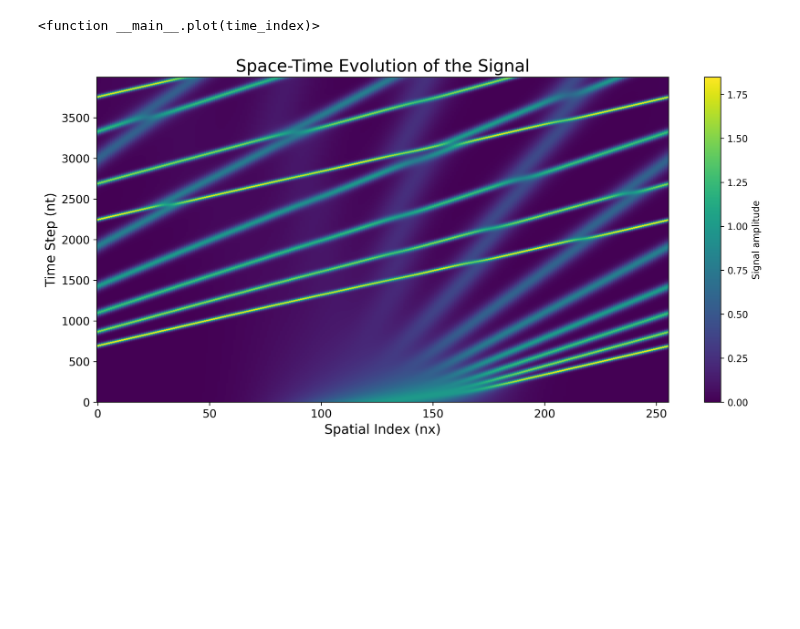
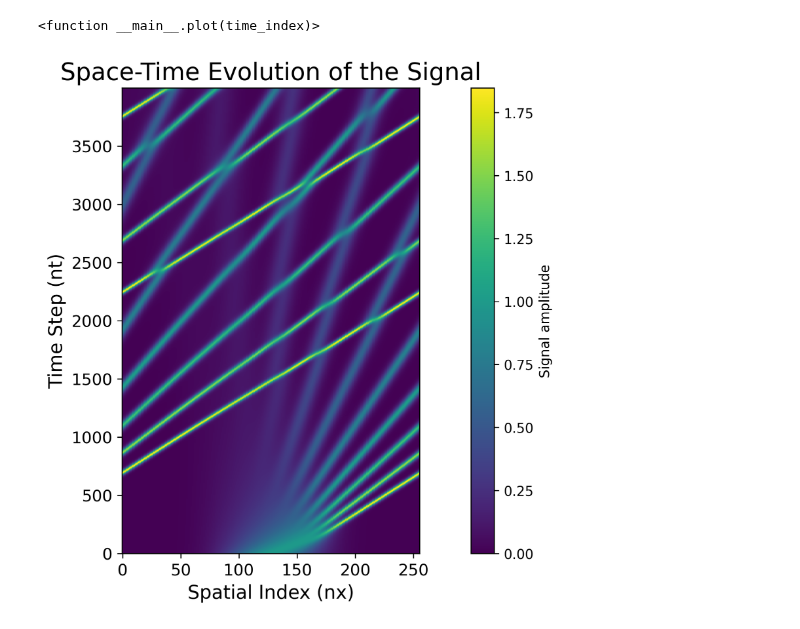
Before and after one commit to jameswoodfield/Particle_Filter, a Jupyter notebook: examples/Example_1_KdV.ipynb, the cells around one changed output. Cells and saved outputs as stored; diff of their text form; code cells hidden in the pictures; blank space fills up the shorter version.

```diff
--- a/examples/Example_1_KdV.ipynb
+++ b/examples/Example_1_KdV.ipynb
@@ -95,23 +93,24 @@ interactive(children=(IntSlider(value=2000, description='time_index', max=4000),
 # %%
 plt.figure(figsize=(12, 6), dpi=300)
 im = plt.imshow(
     all[:, 0, :],
     aspect='auto',
     origin='lower',
     cmap='viridis',
     interpolation='none',
     vmin=all[:, 0, :].min(),
     vmax=all[:, 0, :].max()
 )
+plt.gca().set_aspect(0.1)
 plt.colorbar(im, label='Signal amplitude')
 plt.title('Space-Time Evolution of the Signal', fontsize=18)
 plt.xlabel('Spatial Index (nx)', fontsize=14)
 plt.ylabel('Time Step (nt)', fontsize=14)
 plt.xticks(fontsize=12)
 plt.yticks(fontsize=12)
 plt.tight_layout()
 plt.subplots_adjust(left=0.10, right=0.98, top=0.93, bottom=0.13)
 plt.savefig('../Saving/ex1_KdV_space_time_evolution.png', dpi=300, bbox_inches='tight')
 plt.show()
 # %% [output]
-[figure, old version]
+[figure, new version]
```
Also changed, not shown: parts of 1 cell of this notebook, 6 other files.
